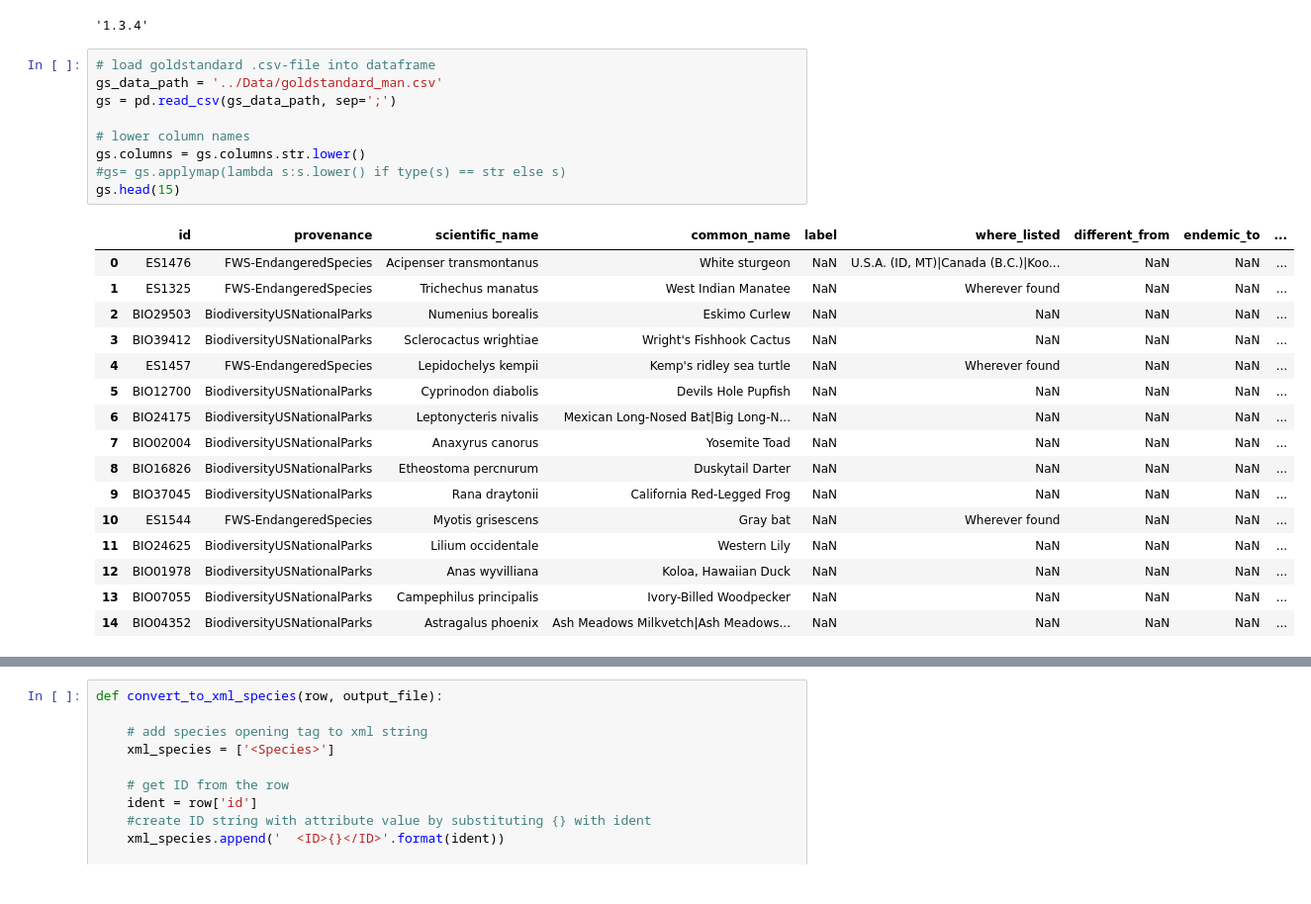
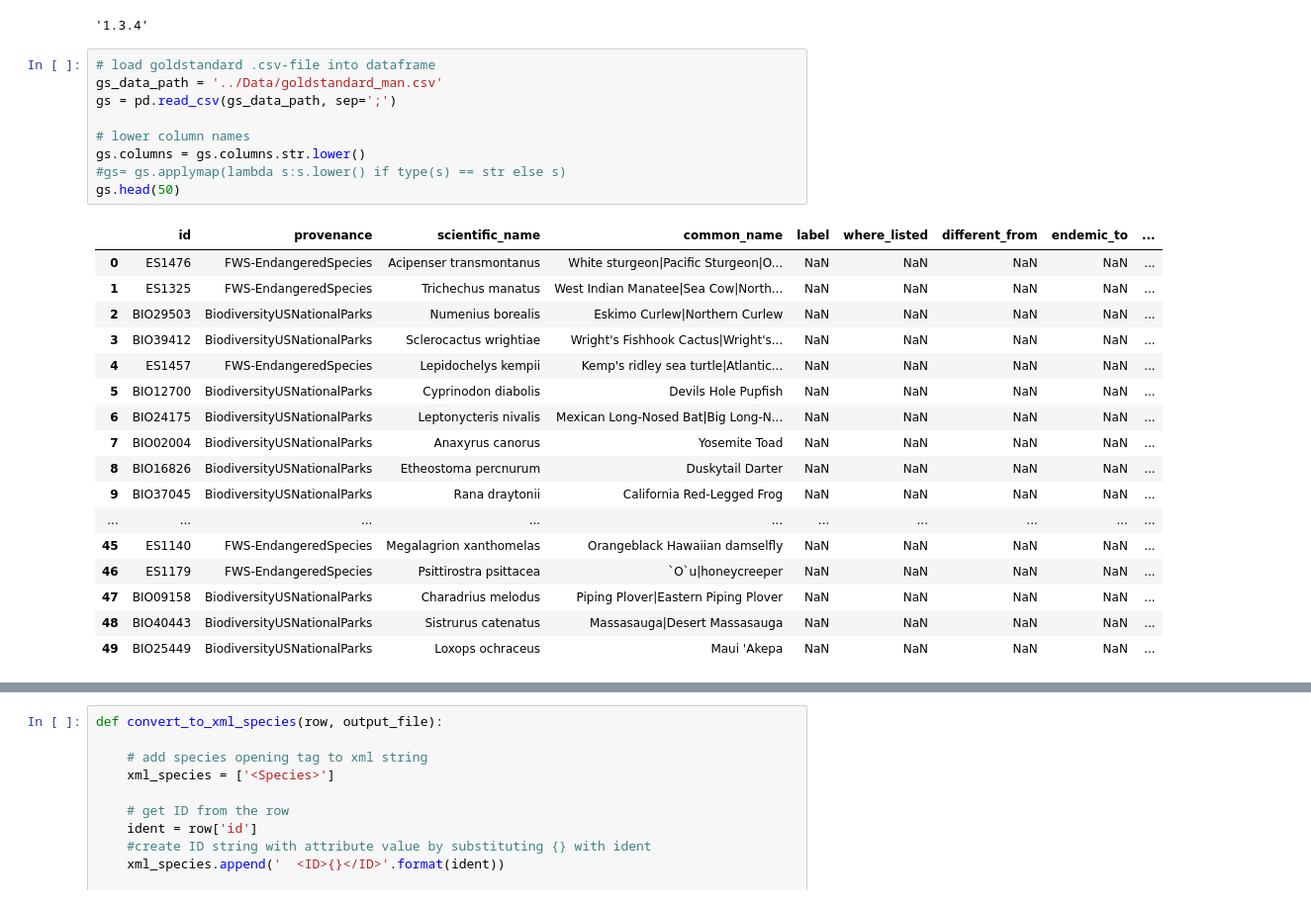
Before and after one commit to till22G/Web_Data_Integration_Project, a Jupyter notebook: notebooks/CreateManualGoldstandard.ipynb, the cells around one changed output, grey strips where cells are left out. Shown at 99% size. Drawn from its saved outputs; the diff is of its cells as text.

```diff
--- a/notebooks/CreateManualGoldstandard.ipynb
+++ b/notebooks/CreateManualGoldstandard.ipynb
@@ -9,29 +9,30 @@ pd.__version__
 # %%
 # load goldstandard .csv-file into dataframe
 gs_data_path = '../Data/goldstandard_man.csv'
 gs = pd.read_csv(gs_data_path, sep=';')
 
 # lower column names
 gs.columns = gs.columns.str.lower()
 #gs= gs.applymap(lambda s:s.lower() if type(s) == str else s)
-gs.head(15)
+gs.head(50)
 # %% [output]
 |  | id | provenance | scientific_name | common_name | label | where_listed | different_from | endemic_to | ... |
-| 0 | ES1476 | FWS-EndangeredSpecies | Acipenser transmontanus | White sturgeon | NaN | U.S.A. (ID, MT)|Canada (B.C.)|Koo... | NaN | NaN | ... |
-| 1 | ES1325 | FWS-EndangeredSpecies | Trichechus manatus | West Indian Manatee | NaN | Wherever found | NaN | NaN | ... |
-| 2 | BIO29503 | BiodiversityUSNationalParks | Numenius borealis | Eskimo Curlew | NaN | NaN | NaN | NaN | ... |
-| 3 | BIO39412 | BiodiversityUSNationalParks | Sclerocactus wrightiae | Wright's Fishhook Cactus | NaN | NaN | NaN | NaN | ... |
-| 4 | ES1457 | FWS-EndangeredSpecies | Lepidochelys kempii | Kemp's ridley sea turtle | NaN | Wherever found | NaN | NaN | ... |
+| 0 | ES1476 | FWS-EndangeredSpecies | Acipenser transmontanus | White sturgeon|Pacific Sturgeon|O... | NaN | NaN | NaN | NaN | ... |
+| 1 | ES1325 | FWS-EndangeredSpecies | Trichechus manatus | West Indian Manatee|Sea Cow|North... | NaN | NaN | NaN | NaN | ... |
+| 2 | BIO29503 | BiodiversityUSNationalParks | Numenius borealis | Eskimo Curlew|Northern Curlew | NaN | NaN | NaN | NaN | ... |
+| 3 | BIO39412 | BiodiversityUSNationalParks | Sclerocactus wrightiae | Wright's Fishhook Cactus|Wright's... | NaN | NaN | NaN | NaN | ... |
+| 4 | ES1457 | FWS-EndangeredSpecies | Lepidochelys kempii | Kemp's ridley sea turtle|Atlantic... | NaN | NaN | NaN | NaN | ... |
 | 5 | BIO12700 | BiodiversityUSNationalParks | Cyprinodon diabolis | Devils Hole Pupfish | NaN | NaN | NaN | NaN | ... |
 | 6 | BIO24175 | BiodiversityUSNationalParks | Leptonycteris nivalis | Mexican Long-Nosed Bat|Big Long-N... | NaN | NaN | NaN | NaN | ... |
 | 7 | BIO02004 | BiodiversityUSNationalParks | Anaxyrus canorus | Yosemite Toad | NaN | NaN | NaN | NaN | ... |
 | 8 | BIO16826 | BiodiversityUSNationalParks | Etheostoma percnurum | Duskytail Darter | NaN | NaN | NaN | NaN | ... |
 | 9 | BIO37045 | BiodiversityUSNationalParks | Rana draytonii | California Red-Legged Frog | NaN | NaN | NaN | NaN | ... |
-| 10 | ES1544 | FWS-EndangeredSpecies | Myotis grisescens | Gray bat | NaN | Wherever found | NaN | NaN | ... |
-| 11 | BIO24625 | BiodiversityUSNationalParks | Lilium occidentale | Western Lily | NaN | NaN | NaN | NaN | ... |
-| 12 | BIO01978 | BiodiversityUSNationalParks | Anas wyvilliana | Koloa, Hawaiian Duck | NaN | NaN | NaN | NaN | ... |
-| 13 | BIO07055 | BiodiversityUSNationalParks | Campephilus principalis | Ivory-Billed Woodpecker | NaN | NaN | NaN | NaN | ... |
-| 14 | BIO04352 | BiodiversityUSNationalParks | Astragalus phoenix | Ash Meadows Milkvetch|Ash Meadows... | NaN | NaN | NaN | NaN | ... |
+| ... | ... | ... | ... | ... | ... | ... | ... | ... | ... |
+| 45 | ES1140 | FWS-EndangeredSpecies | Megalagrion xanthomelas | Orangeblack Hawaiian damselfly | NaN | NaN | NaN | NaN | ... |
+| 46 | ES1179 | FWS-EndangeredSpecies | Psittirostra psittacea | `O`u|honeycreeper | NaN | NaN | NaN | NaN | ... |
+| 47 | BIO09158 | BiodiversityUSNationalParks | Charadrius melodus | Piping Plover|Eastern Piping Plover | NaN | NaN | NaN | NaN | ... |
+| 48 | BIO40443 | BiodiversityUSNationalParks | Sistrurus catenatus | Massasauga|Desert Massasauga | NaN | NaN | NaN | NaN | ... |
+| 49 | BIO25449 | BiodiversityUSNationalParks | Loxops ochraceus | Maui 'Akepa | NaN | NaN | NaN | NaN | ... |
 # %%
 print(gs.to_xml(index=False, root_name='animals_and_plants', row_name='species'))
 # %% [output]
```
Also changed, not shown: parts of 1 cell of this notebook, 2 other files.
